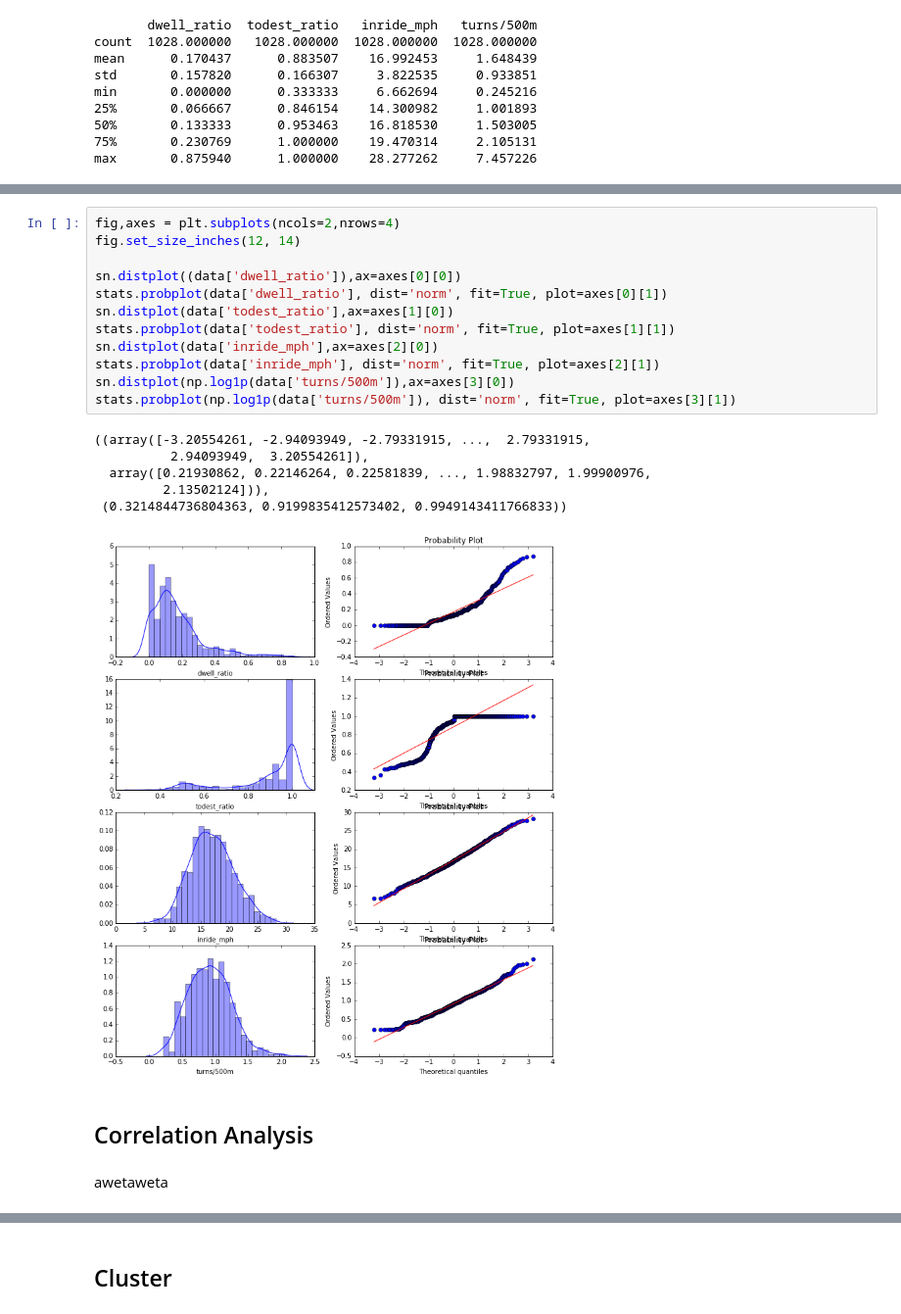
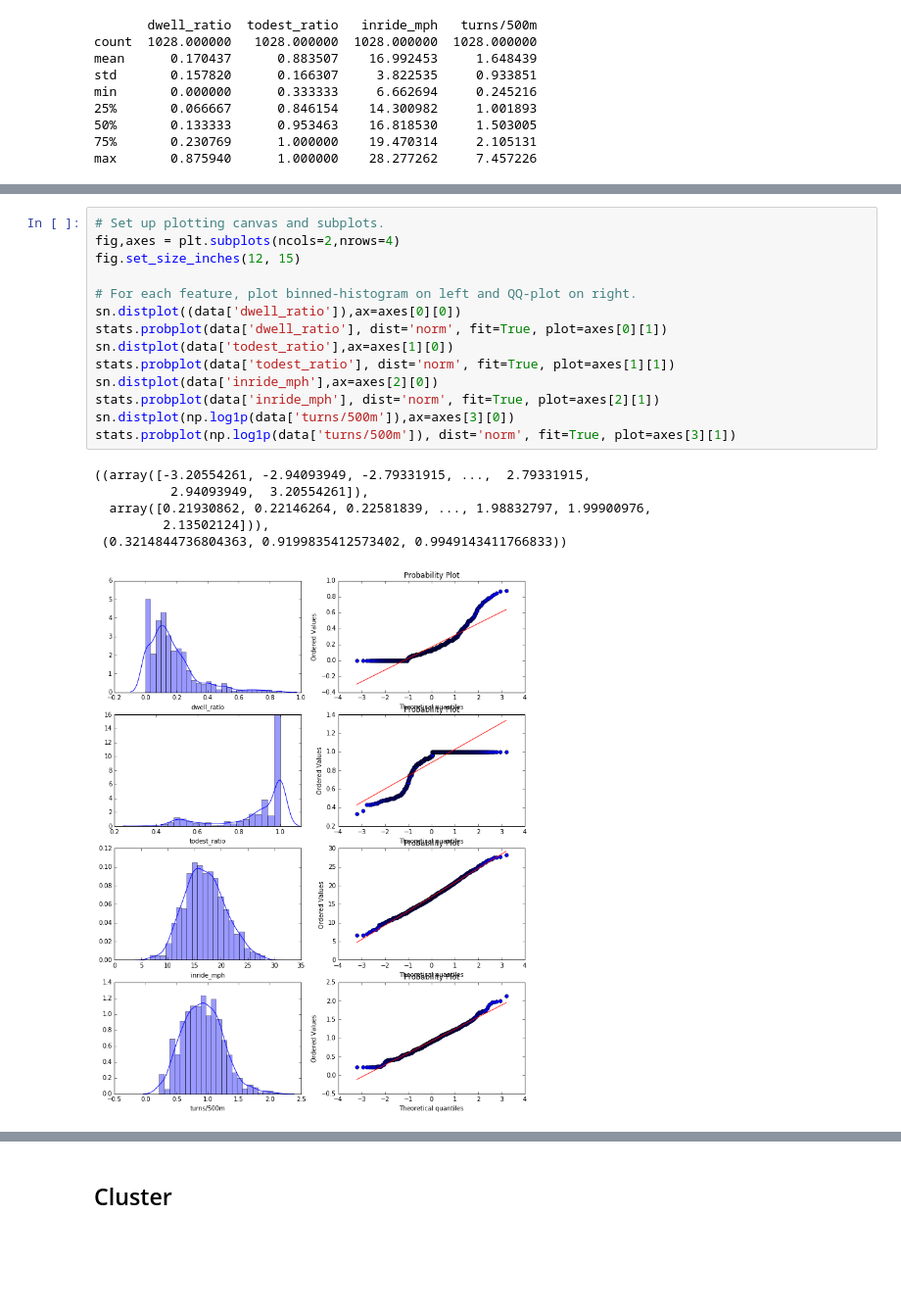
Before and after one commit to citrusvanilla/cluster_rides, a Jupyter notebook: cluster_rides.ipynb, the cells around one changed output, grey strips where cells are left out. Shown at 98% size. Drawn from its saved outputs; the diff is of its cells as text; blank space fills up the shorter version.

```diff
--- a/cluster_rides.ipynb
+++ b/cluster_rides.ipynb
@@ -51,23 +94,21 @@ max       0.875940      1.000000    28.277262     7.457226
 # %%
+# Set up plotting canvas and subplots.
 fig,axes = plt.subplots(ncols=2,nrows=4)
-fig.set_size_inches(12, 14)
+fig.set_size_inches(12, 15)
 
+# For each feature, plot binned-histogram on left and QQ-plot on right.
 sn.distplot((data['dwell_ratio']),ax=axes[0][0])
 stats.probplot(data['dwell_ratio'], dist='norm', fit=True, plot=axes[0][1])
 sn.distplot(data['todest_ratio'],ax=axes[1][0])
 stats.probplot(data['todest_ratio'], dist='norm', fit=True, plot=axes[1][1])
 sn.distplot(data['inride_mph'],ax=axes[2][0])
 stats.probplot(data['inride_mph'], dist='norm', fit=True, plot=axes[2][1])
 sn.distplot(np.log1p(data['turns/500m']),ax=axes[3][0])
 stats.probplot(np.log1p(data['turns/500m']), dist='norm', fit=True, plot=axes[3][1])
 # %% [output]
 ((array([-3.20554261, -2.94093949, -2.79331915, ...,  2.79331915,
           2.94093949,  3.20554261]),
   array([0.21930862, 0.22146264, 0.22581839, ..., 1.98832797, 1.99900976,
          2.13502124])),
  (0.3214844736804363, 0.9199835412573402, 0.9949143411766833))
-[figure, old version]
+[figure, new version]
-# %% [markdown]
-## Correlation Analysis
-# %% [markdown]
-awetaweta
```
Also changed, not shown: parts of 23 cells of this notebook, 1 other file.
